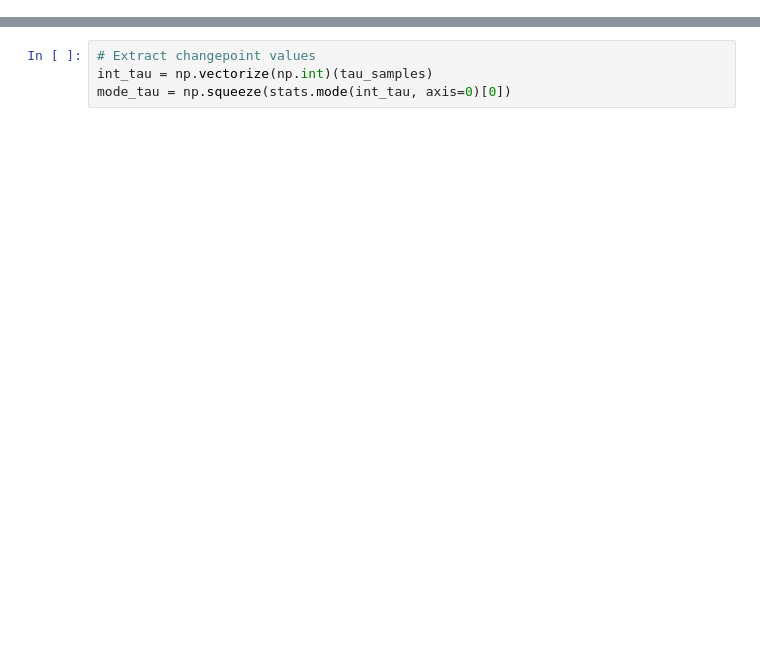
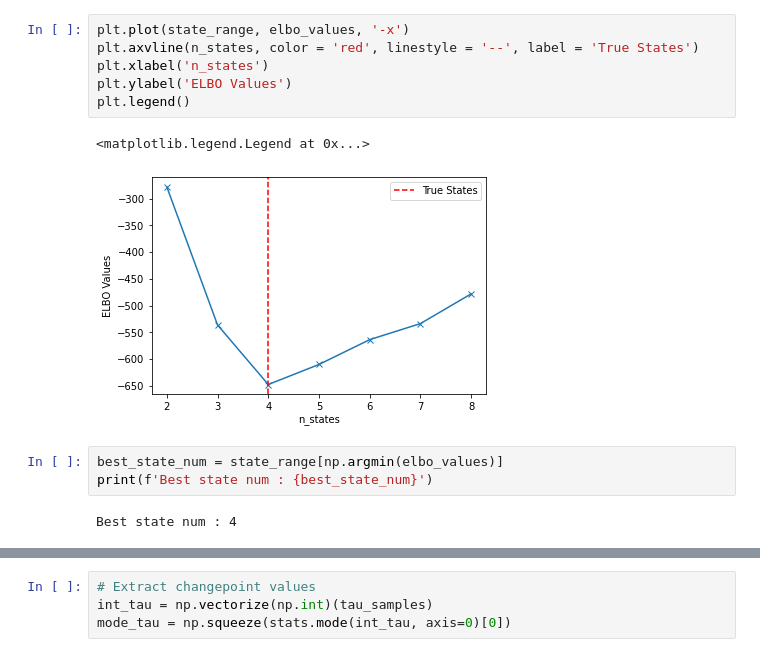
Before and after one commit to abuzarmahmood/firing_space_plot, a Jupyter notebook: changepoint_mcmc/ipython_notebooks/pytau_gaussian_changepoint_test.ipynb, the cells around one changed output, grey strips where cells are left out. Saved outputs shown, nothing was run; the diff lists cells and outputs as text; blank space fills up the shorter version.

```diff
--- a/changepoint_mcmc/ipython_notebooks/pytau_gaussian_changepoint_test.ipynb
+++ b/changepoint_mcmc/ipython_notebooks/pytau_gaussian_changepoint_test.ipynb
@@ -37,0 +54,14 @@ Finished [100%]: Average Loss = -638.99
+# %%
+plt.plot(state_range, elbo_values, '-x')
+plt.axvline(n_states, color = 'red', linestyle = '--', label = 'True States')
+plt.xlabel('n_states')
+plt.ylabel('ELBO Values')
+plt.legend()
+# %% [output]
+<matplotlib.legend.Legend at 0x...>
+[figure, added]
+# %%
+best_state_num = state_range[np.argmin(elbo_values)]
+print(f'Best state num : {best_state_num}')
+# %% [output]
+Best state num : 4
```
Also changed, not shown: parts of 10 cells of this notebook.
